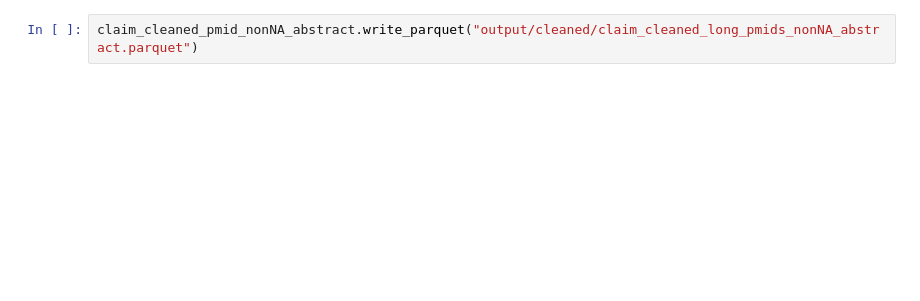
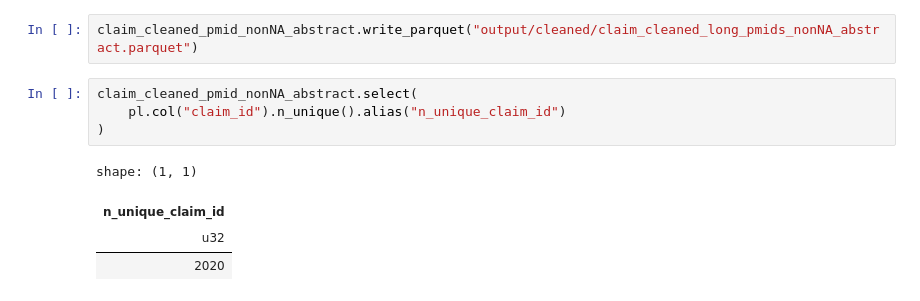
Before and after one commit to fulaibaowang/dictycite, a Jupyter notebook: dastasets.ipynb, the cells around one changed output. Drawn from its saved outputs; the diff is of its cells as text; blank space fills up the shorter version.

```diff
--- a/dastasets.ipynb
+++ b/dastasets.ipynb
@@ -737,3 +746,12 @@ shape: (2_561, 11)
 | 2040 | "When activity is observed, it … | [{155,[1071]}] | 1071 | "Ponger and Li, 2005" | "DDB_G0288047" | 155 | 2005 | ... |
 # %%
 claim_cleaned_pmid_nonNA_abstract.write_parquet("output/cleaned/claim_cleaned_long_pmids_nonNA_abstract.parquet")
+# %%
+claim_cleaned_pmid_nonNA_abstract.select(
+    pl.col("claim_id").n_unique().alias("n_unique_claim_id")
+)
+# %% [output]
+shape: (1, 1)
+| n_unique_claim_id |
+| u32 |
+| 2020 |
```
Also changed, not shown: parts of 2 cells of this notebook, 1 other file.
